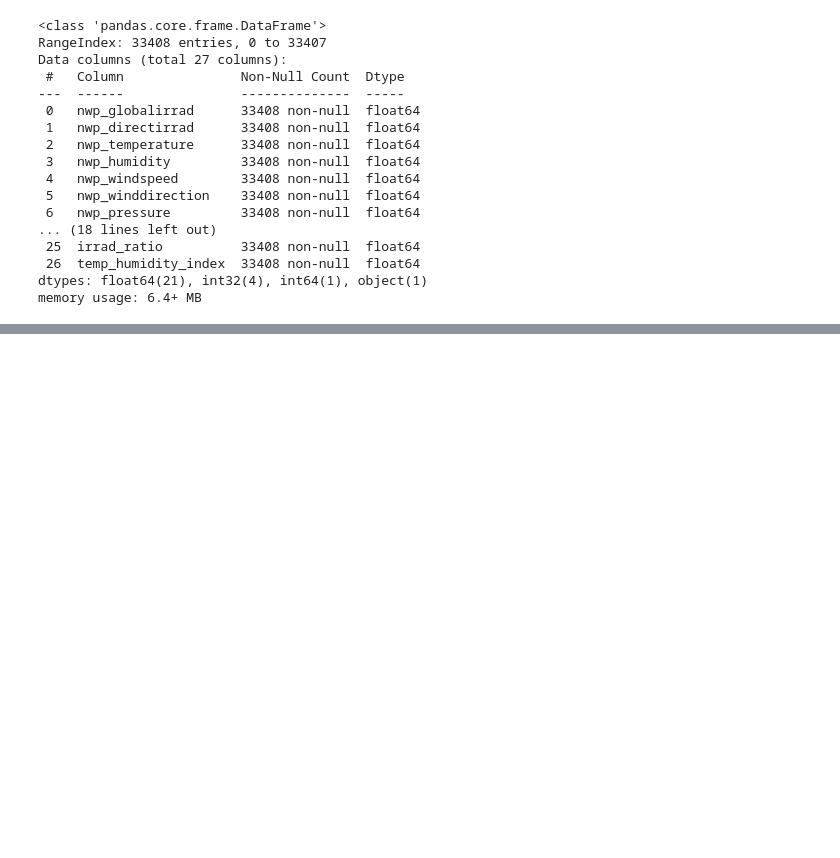
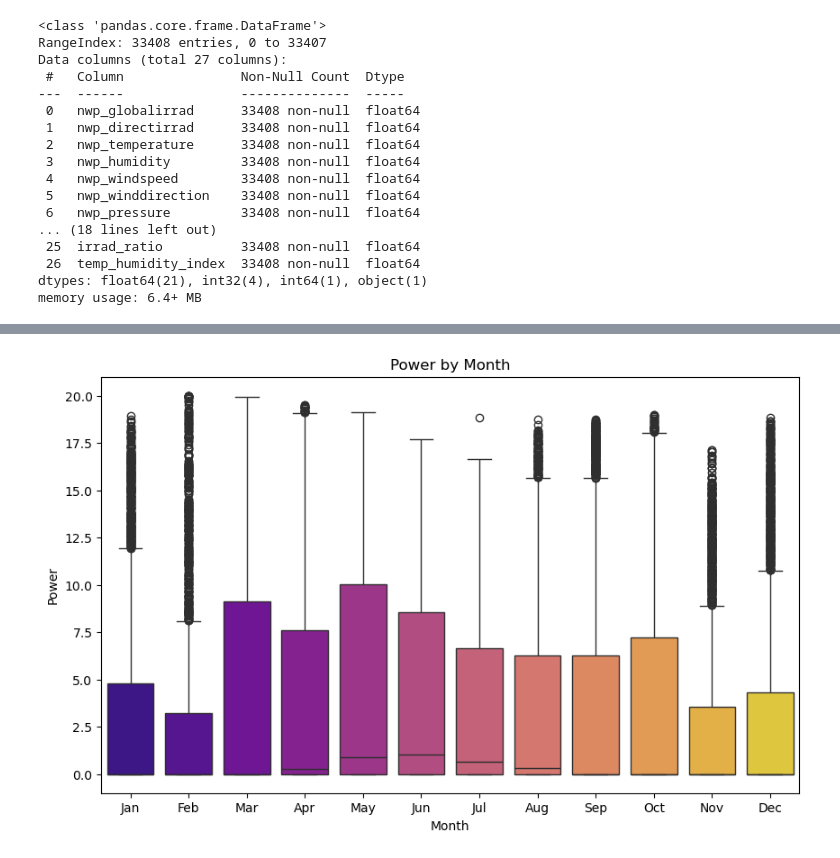
Before and after one commit to tolly00/capstone-project, a Jupyter notebook: Single-station_Trained_Model.ipynb, the cells around one changed output, grey strips where cells are left out. Cells and saved outputs as stored; diff of their text form; code cells hidden in the pictures; blank space fills up the shorter version.

```diff
--- a/Single-station_Trained_Model.ipynb
+++ b/Single-station_Trained_Model.ipynb
@@ -223,0 +249,25 @@ memory usage: 6.4+ MB
+# %%
+# visualizing of power by month
+# Map numeric month to short month names
+month_map = {
+    1: 'Jan', 2: 'Feb', 3: 'Mar', 4: 'Apr',
+    5: 'May', 6: 'Jun', 7: 'Jul', 8: 'Aug',
+    9: 'Sep', 10: 'Oct', 11: 'Nov', 12: 'Dec'
+}
+df['month_name'] = df['month'].map(month_map)
+
+# Plot with ordered months
+plt.figure(figsize=(10,6))
+sns.boxplot(
+    data=df,
+    x='month_name',
+    y='power',
+    palette='plasma',
+    order=['Jan','Feb','Mar','Apr','May','Jun','Jul','Aug','Sep','Oct','Nov','Dec']
+)
+plt.title('Power by Month')
+plt.xlabel('Month')
+plt.ylabel('Power')
+plt.show()
+# %% [output]
+[figure, added]
```
Also changed, not shown: parts of 3 cells of this notebook.
